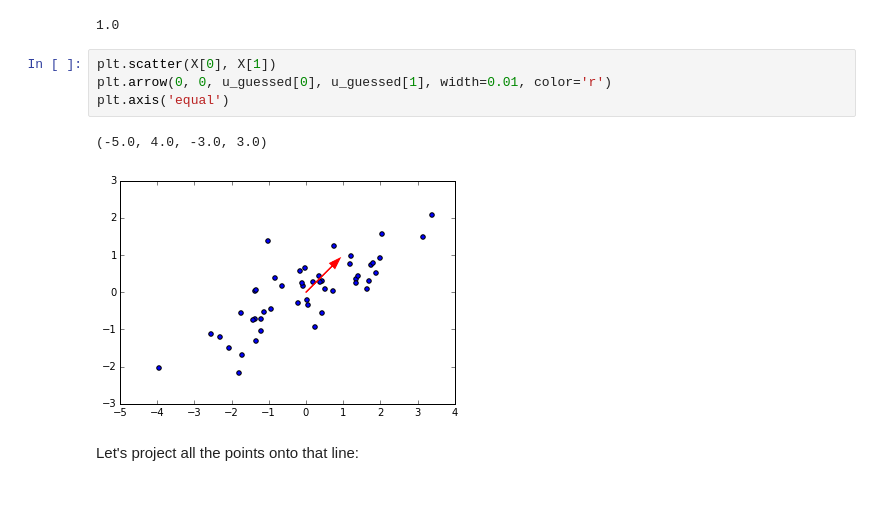
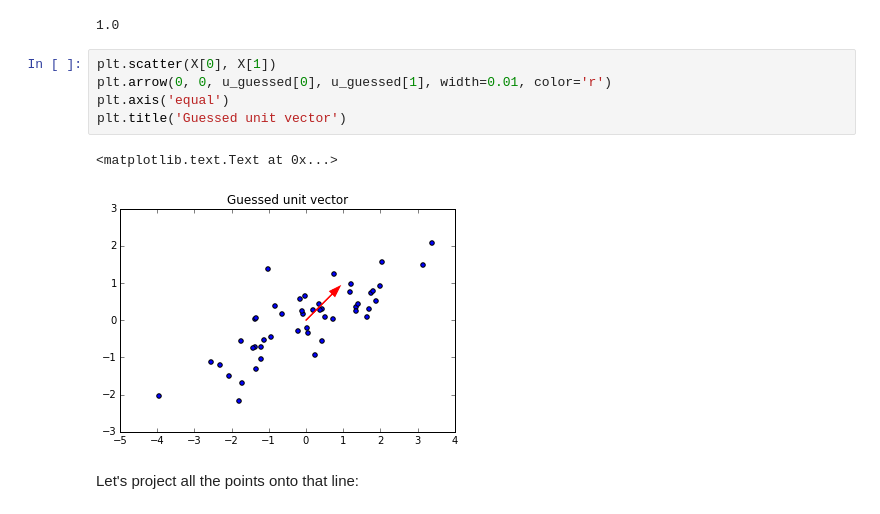
Before and after one commit to practical-neuroimaging/pna2015, a Jupyter notebook: day7/pca_introduction.ipynb, the cells around one changed output. Drawn from its saved outputs; the diff is of its cells as text.

```diff
--- a/day7/pca_introduction.ipynb
+++ b/day7/pca_introduction.ipynb
@@ -129,10 +149,11 @@ This is a unit vector:
 # %%
 plt.scatter(X[0], X[1])
 plt.arrow(0, 0, u_guessed[0], u_guessed[1], width=0.01, color='r')
 plt.axis('equal')
+plt.title('Guessed unit vector')
 # %% [output]
-(-5.0, 4.0, -3.0, 3.0)
+<matplotlib.text.Text at 0x...>
-[figure, old version]
+[figure, new version]
 # %% [markdown]
 Let's project all the points onto that line:
 # %%
```
Also changed, not shown: parts of 41 cells of this notebook.
